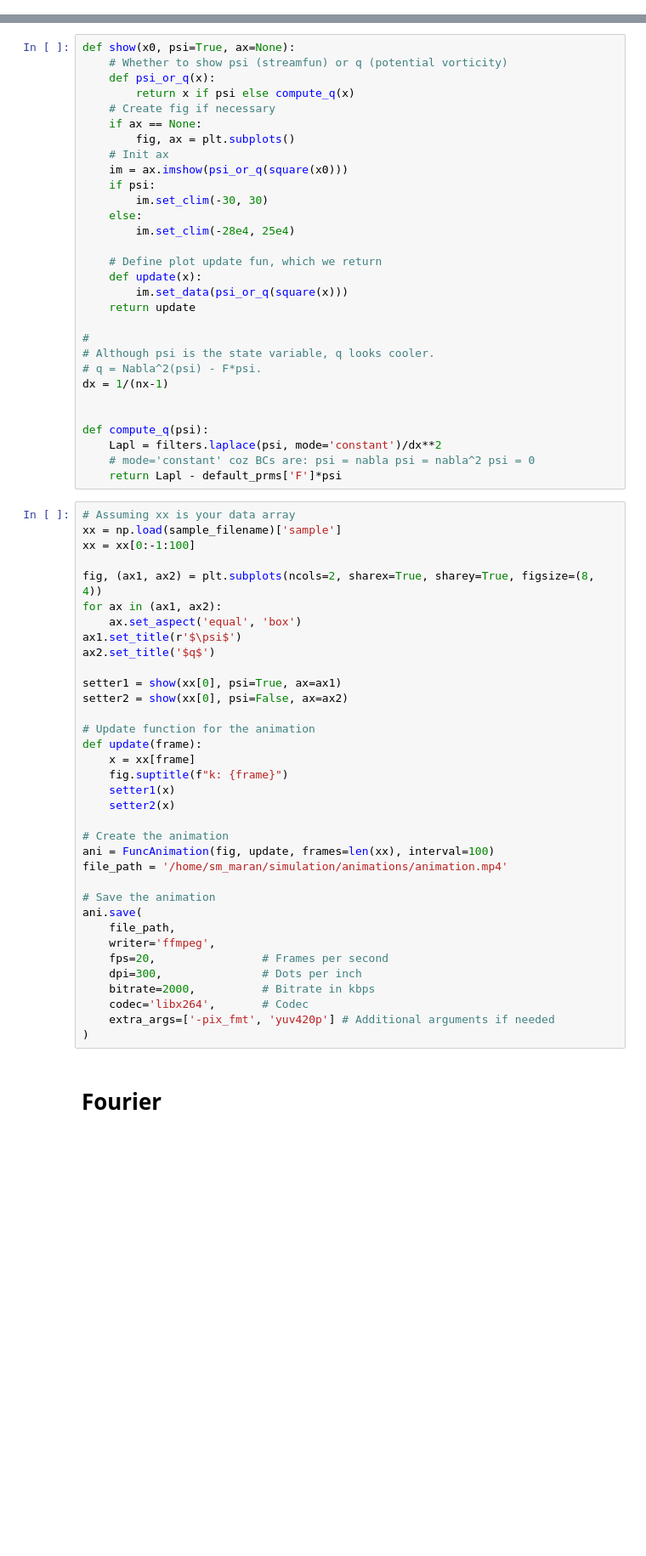
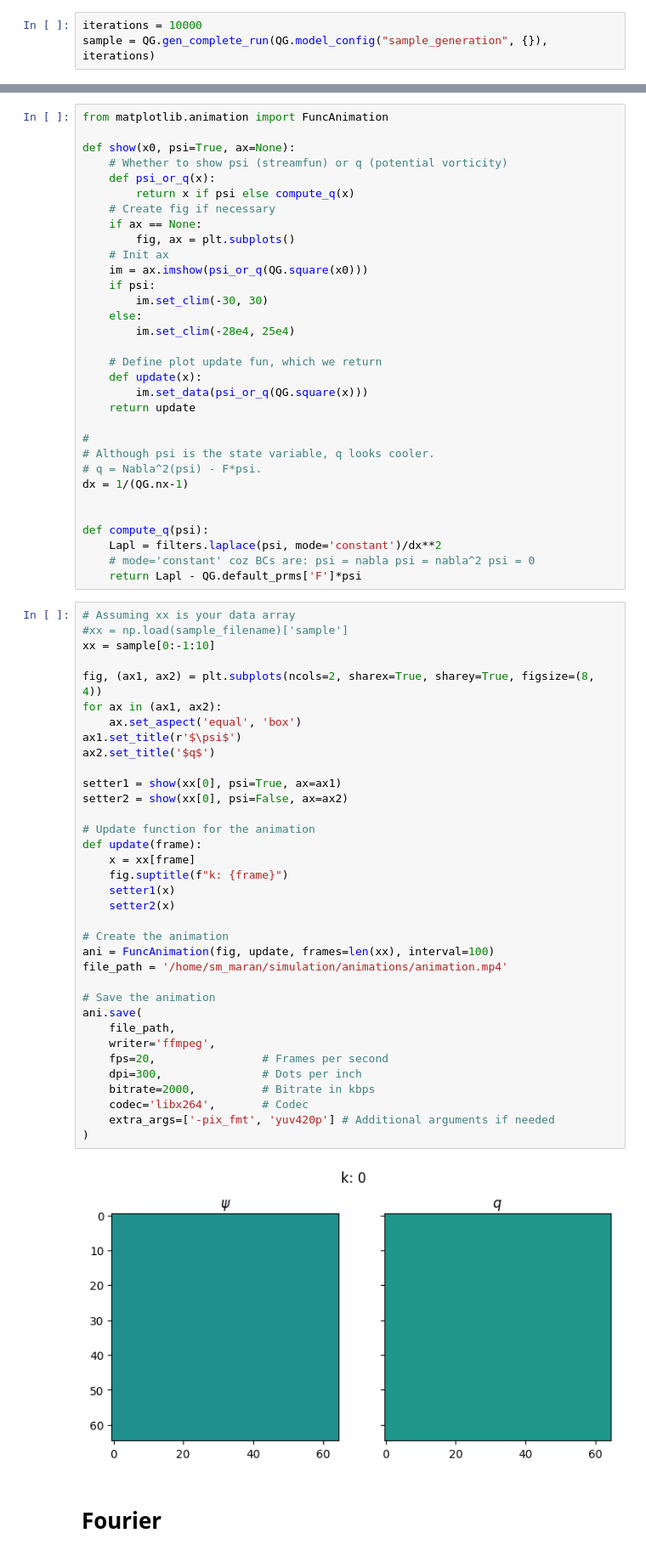
Before and after one commit to martinandrae/DAPPER, a Jupyter notebook: dapper/mods/QG_Notebook.ipynb, the cells around one changed output, grey strips where cells are left out. Shown at 85% size. Drawn from its saved outputs; the diff is of its cells as text; blank space fills up the shorter version.

```diff
--- a/dapper/mods/QG_Notebook.ipynb
+++ b/dapper/mods/QG_Notebook.ipynb
@@ -14,0 +12,3 @@ Warning: You have not disableed interactive/live plotting in your dpr_config.yam
+# %%
+iterations = 10000
+sample = QG.gen_complete_run(QG.model_config("sample_generation", {}), iterations)
@@ -15,4 +23,6 @@ Warning: You have not disableed interactive/live plotting in your dpr_config.yam
 # %%
+from matplotlib.animation import FuncAnimation
+
 def show(x0, psi=True, ax=None):
     # Whether to show psi (streamfun) or q (potential vorticity)
     def psi_or_q(x):
@@ -21,7 +31,7 @@ def show(x0, psi=True, ax=None):
     if ax == None:
         fig, ax = plt.subplots()
     # Init ax
-    im = ax.imshow(psi_or_q(square(x0)))
+    im = ax.imshow(psi_or_q(QG.square(x0)))
     if psi:
         im.set_clim(-30, 30)
     else:
@@ -29,54 +39,56 @@ def show(x0, psi=True, ax=None):
 
     # Define plot update fun, which we return
     def update(x):
-        im.set_data(psi_or_q(square(x)))
+        im.set_data(psi_or_q(QG.square(x)))
     return update
 
 #
 # Although psi is the state variable, q looks cooler.
 # q = Nabla^2(psi) - F*psi.
-dx = 1/(nx-1)
+dx = 1/(QG.nx-1)
 
 
 def compute_q(psi):
     Lapl = filters.laplace(psi, mode='constant')/dx**2
     # mode='constant' coz BCs are: psi = nabla psi = nabla^2 psi = 0
-    return Lapl - default_prms['F']*psi
+    return Lapl - QG.default_prms['F']*psi
 # %%
 # Assuming xx is your data array
-xx = np.load(sample_filename)['sample']
-xx = xx[0:-1:100]
+#xx = np.load(sample_filename)['sample']
+xx = sample[0:-1:10]
 
 fig, (ax1, ax2) = plt.subplots(ncols=2, sharex=True, sharey=True, figsize=(8, 4))
 for ax in (ax1, ax2):
     ax.set_aspect('equal', 'box')
 ax1.set_title(r'$\psi$')
 ax2.set_title('$q$')
 
 setter1 = show(xx[0], psi=True, ax=ax1)
 setter2 = show(xx[0], psi=False, ax=ax2)
 
 # Update function for the animation
 def update(frame):
     x = xx[frame]
     fig.suptitle(f"k: {frame}")
     setter1(x)
     setter2(x)
 
 # Create the animation
 ani = FuncAnimation(fig, update, frames=len(xx), interval=100)
 file_path = '/home/sm_maran/simulation/animations/animation.mp4'
 
 # Save the animation
 ani.save(
     file_path,
     writer='ffmpeg',
     fps=20,                # Frames per second
     dpi=300,               # Dots per inch
     bitrate=2000,          # Bitrate in kbps
     codec='libx264',       # Codec
     extra_args=['-pix_fmt', 'yuv420p'] # Additional arguments if needed
 )
+# %% [output]
+[figure, added]
 # %% [markdown]
 # Fourier
 # %%
```
Also changed, not shown: parts of 16 cells of this notebook, 4 other files.
